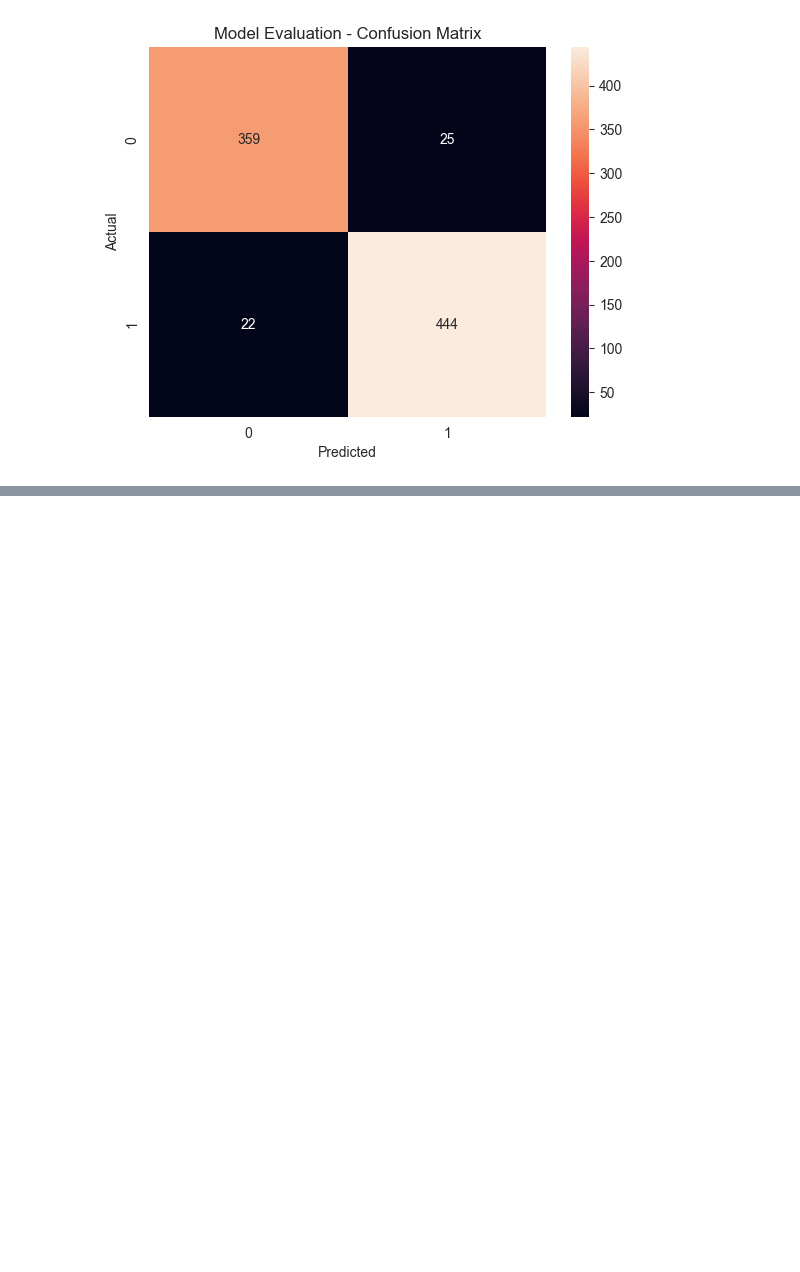
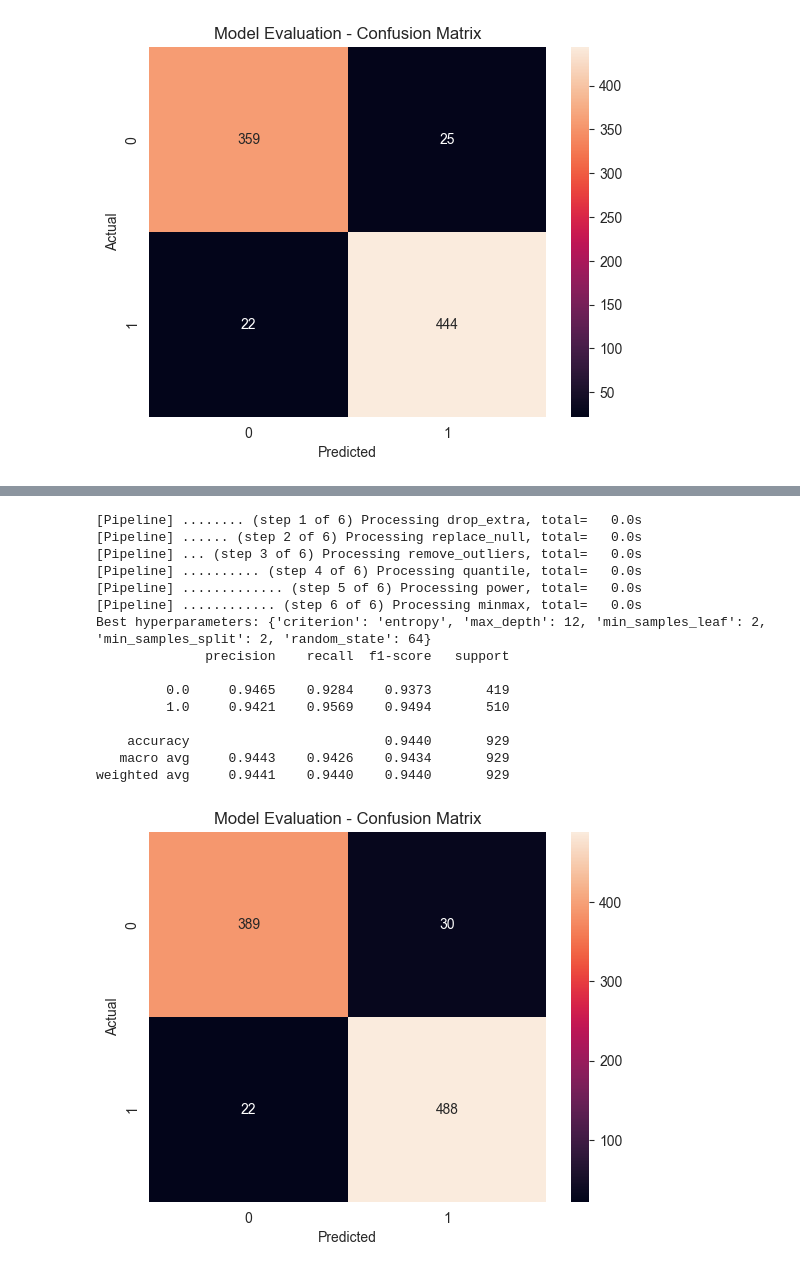
Before and after one commit to xslizik/iau-eshop, a Jupyter notebook: ML.ipynb, the cells around one changed output, grey strips where cells are left out. Cells and saved outputs as stored; diff of their text form; code cells hidden in the pictures; blank space fills up the shorter version.

```diff
--- a/ML.ipynb
+++ b/ML.ipynb
@@ -25,7 +25,7 @@ V tretej fáze budeme pracovať s predspracovanými údajmi z predošlej fázy.
 # %%
 train_data = pd.read_csv('027/train_data.csv', encoding="utf_8", sep='\t')
 test_data = pd.read_csv('027/test_data.csv', encoding="utf_8", sep='\t')
-original_train_data = train_data.copy()
+original_test_data = test_data.copy()
 # %%
 train_data.head()
 # %% [output]
@@ -64,7 +64,8 @@ def determine_dominant_label(contingency_table):
     return contingency_table['predicted_ack'].values
 
 def map_labels_to_dataframe(data, feature_column, labels_array):
-    data['predicted_ack'] = data[feature_column].map(dict(enumerate(labels_array))).astype(float)
+    data['predicted_ack'] = data[feature_column].map(dict(enumerate(labels_array))).astype(float).fillna(0.0)
+    return data
 
 def visualize_statistics(data, feature_column1, feature_column2):
     accuracy = accuracy_score(data['ack'], data['predicted_ack'])
@@ -83,15 +84,15 @@ def one_r(data, feature_column):
 
     contingency_table = pd.crosstab(data[feature_column], data['ack'])
     labels_array = determine_dominant_label(contingency_table)
-    map_labels_to_dataframe(data, feature_column, labels_array)
+    data = map_labels_to_dataframe(data, feature_column, labels_array)
 
     return visualize_statistics(data, feature_column, None)
 # %%
 best_accuracy, best_precision, best_recall = 0, 0, 0
 best_feature_accuracy, best_feature_precision, best_feature_recall = "", "", ""
 
-for column in list(train_data.columns)[:-2]:
-    accuracy, precision, recall = one_r(train_data, column)
+for column in list(test_data.columns)[:-1]:
+    accuracy, precision, recall = one_r(test_data, column)
     if accuracy > best_accuracy:
         best_accuracy, best_feature_accuracy = accuracy, column
     if precision > best_precision:
@@ -236,7 +241,7 @@ Rozdelíme si trénovacie a testovacie dáta na stĺpce s `ack` a bez `ack`.
 Zadefinujeme pomocné funkcie na vykreslenie stromov a ohodnotenie modelu.
 Na ohodnotenie použijeme okrem metrík úspešnosti aj ConfusionMatrix, vizuálnu reprezentáciu výkonu modelu. Naším cieľom je dosiahnuť čo najvyššie hodnoty v ľavom hornom rohu, kde sa nachádzajú hodnoty TP - true positive a pravom dolnom rohu TN - true negative. Naopak, hodnoty v pravom hornom rohu FP - False Positive a ľavom dolnom rohu FN - False Negative by mali byť čo najnižšie.
 # %%
-train_data = original_train_data.copy()
+test_data = original_test_data.copy()
 train_X = train_data.drop('ack', axis=1)
 train_y = train_data['ack']
 
@@ -594,2 +596,21 @@ weighted avg     0.9415    0.9415    0.9415       940
+# %%
+k_best_model = replicate_preprocessing(rfe_selection=False)
+# %% [output]
+[Pipeline] ........ (step 1 of 6) Processing drop_extra, total=   0.0s
+[Pipeline] ...... (step 2 of 6) Processing replace_null, total=   0.0s
+[Pipeline] ... (step 3 of 6) Processing remove_outliers, total=   0.0s
+[Pipeline] .......... (step 4 of 6) Processing quantile, total=   0.0s
+[Pipeline] ............. (step 5 of 6) Processing power, total=   0.0s
+[Pipeline] ............ (step 6 of 6) Processing minmax, total=   0.0s
+Best hyperparameters: {'criterion': 'entropy', 'max_depth': 12, 'min_samples_leaf': 2, 'min_samples_split': 2, 'random_state': 64}
+              precision    recall  f1-score   support
+
+         0.0     0.9465    0.9284    0.9373       419
+         1.0     0.9421    0.9569    0.9494       510
+
+    accuracy                         0.9440       929
+   macro avg     0.9443    0.9426    0.9434       929
+weighted avg     0.9441    0.9440    0.9440       929
+[figure, added]
 # %% [markdown]
 ## Príklad využitia najlepšieho modelu pomocou nasadenia deployment pipeline pre ohodnotenie nových dát
```
Also changed, not shown: parts of 19 cells of this notebook.
